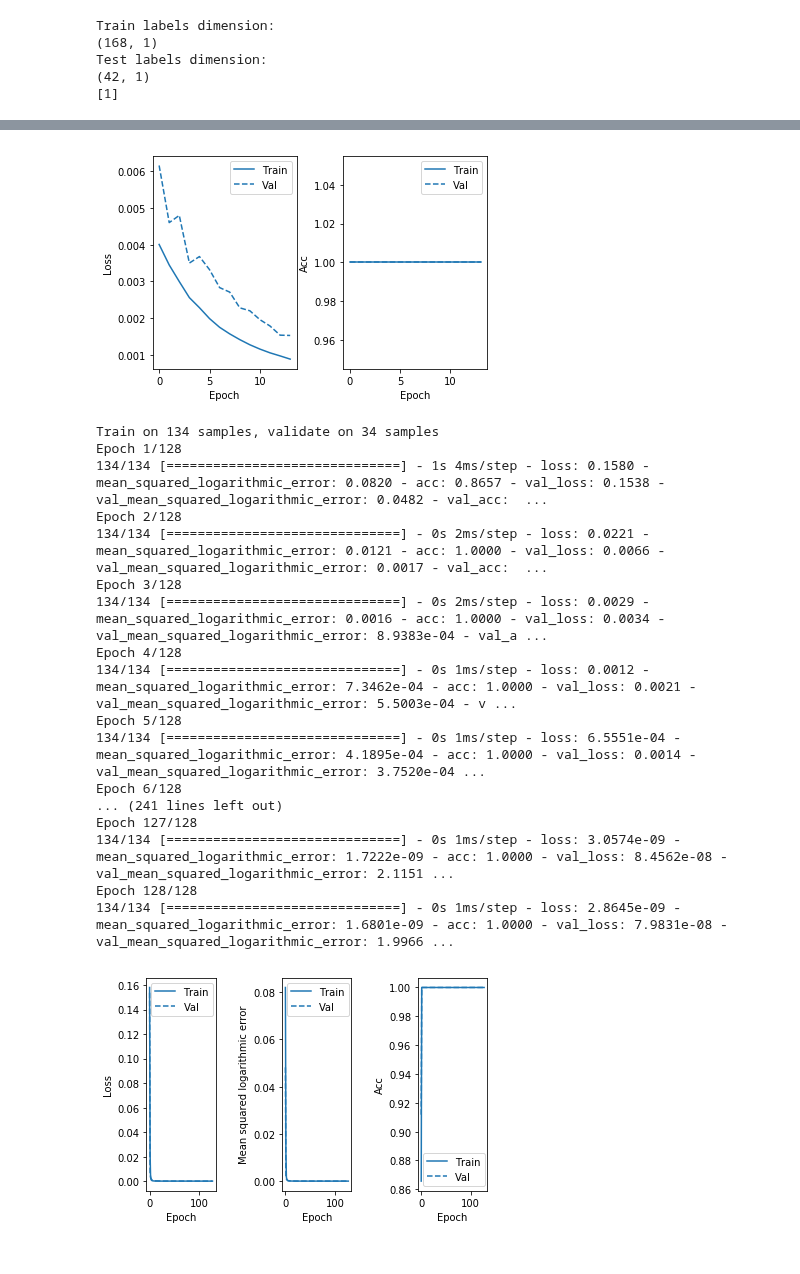
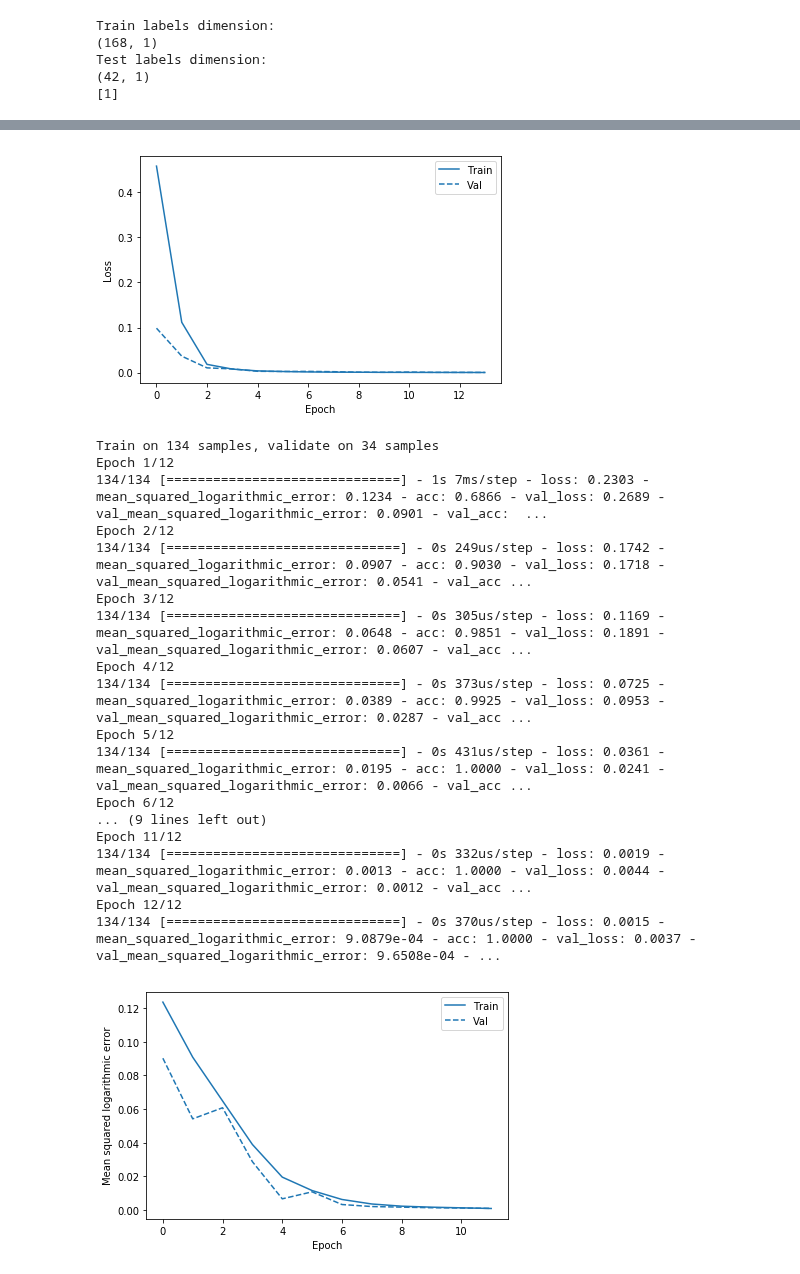
Before and after one commit to borodark/ie7860, a Jupyter notebook: HW2 MLP Sonar.ipynb, the cells around one changed output, grey strips where cells are left out. Cells and saved outputs as stored; diff of their text form; code cells hidden in the pictures.

```diff
--- a/HW2 MLP Sonar.ipynb
+++ b/HW2 MLP Sonar.ipynb
@@ -134,9 +145,9 @@ Epoch 14/14
 # %%
 # Plot the training/validation history of our Keras model
 colors = plt.rcParams['axes.prop_cycle'].by_key()['color']
-plot_metrics(history,  metrics =  ['loss','acc'])
+plot_metrics(history,  metrics =  ['loss'])
 # %% [output]
-[figure, old version]
+[figure, new version]
 # %%
 # Define the keras model
 model2 = Sequential()
@@ -147,26 +158,26 @@ model2.add(Dense(num_classes, activation='sigmoid'))
 # Compile the keras model
 model2.compile(loss='mean_squared_error', optimizer='adam', metrics=['mean_squared_logarithmic_error','accuracy'])
 # Fit keras model
-history2 = model2.fit(train, y_train_one_hot, epochs=128, batch_size=1, validation_split = 0.20)
+history2 = model2.fit(train, y_train_one_hot, epochs=12, batch_size=10, validation_split = 0.20)
 # %% [output]
 Train on 134 samples, validate on 34 samples
-Epoch 1/128
-134/134 [==============================] - 1s 4ms/step - loss: 0.1580 - mean_squared_logarithmic_error: 0.0820 - acc: 0.8657 - val_loss: 0.1538 - val_mean_squared_logarithmic_error: 0.0482 - val_acc:  ...
-Epoch 2/128
-134/134 [==============================] - 0s 2ms/step - loss: 0.0221 - mean_squared_logarithmic_error: 0.0121 - acc: 1.0000 - val_loss: 0.0066 - val_mean_squared_logarithmic_error: 0.0017 - val_acc:  ...
-Epoch 3/128
-134/134 [==============================] - 0s 2ms/step - loss: 0.0029 - mean_squared_logarithmic_error: 0.0016 - acc: 1.0000 - val_loss: 0.0034 - val_mean_squared_logarithmic_error: 8.9383e-04 - val_a ...
-Epoch 4/128
-134/134 [==============================] - 0s 1ms/step - loss: 0.0012 - mean_squared_logarithmic_error: 7.3462e-04 - acc: 1.0000 - val_loss: 0.0021 - val_mean_squared_logarithmic_error: 5.5003e-04 - v ...
-Epoch 5/128
-134/134 [==============================] - 0s 1ms/step - loss: 6.5551e-04 - mean_squared_logarithmic_error: 4.1895e-04 - acc: 1.0000 - val_loss: 0.0014 - val_mean_squared_logarithmic_error: 3.7520e-04 ...
-Epoch 6/128
-... (241 lines left out)
-Epoch 127/128
-134/134 [==============================] - 0s 1ms/step - loss: 3.0574e-09 - mean_squared_logarithmic_error: 1.7222e-09 - acc: 1.0000 - val_loss: 8.4562e-08 - val_mean_squared_logarithmic_error: 2.1151 ...
-Epoch 128/128
-134/134 [==============================] - 0s 1ms/step - loss: 2.8645e-09 - mean_squared_logarithmic_error: 1.6801e-09 - acc: 1.0000 - val_loss: 7.9831e-08 - val_mean_squared_logarithmic_error: 1.9966 ...
+Epoch 1/12
+134/134 [==============================] - 1s 7ms/step - loss: 0.2303 - mean_squared_logarithmic_error: 0.1234 - acc: 0.6866 - val_loss: 0.2689 - val_mean_squared_logarithmic_error: 0.0901 - val_acc:  ...
+Epoch 2/12
+134/134 [==============================] - 0s 249us/step - loss: 0.1742 - mean_squared_logarithmic_error: 0.0907 - acc: 0.9030 - val_loss: 0.1718 - val_mean_squared_logarithmic_error: 0.0541 - val_acc ...
+Epoch 3/12
+134/134 [==============================] - 0s 305us/step - loss: 0.1169 - mean_squared_logarithmic_error: 0.0648 - acc: 0.9851 - val_loss: 0.1891 - val_mean_squared_logarithmic_error: 0.0607 - val_acc ...
+Epoch 4/12
+134/134 [==============================] - 0s 373us/step - loss: 0.0725 - mean_squared_logarithmic_error: 0.0389 - acc: 0.9925 - val_loss: 0.0953 - val_mean_squared_logarithmic_error: 0.0287 - val_acc ...
+Epoch 5/12
+134/134 [==============================] - 0s 431us/step - loss: 0.0361 - mean_squared_logarithmic_error: 0.0195 - acc: 1.0000 - val_loss: 0.0241 - val_mean_squared_logarithmic_error: 0.0066 - val_acc ...
+Epoch 6/12
+... (9 lines left out)
+Epoch 11/12
+134/134 [==============================] - 0s 332us/step - loss: 0.0019 - mean_squared_logarithmic_error: 0.0013 - acc: 1.0000 - val_loss: 0.0044 - val_mean_squared_logarithmic_error: 0.0012 - val_acc ...
+Epoch 12/12
+134/134 [==============================] - 0s 370us/step - loss: 0.0015 - mean_squared_logarithmic_error: 9.0879e-04 - acc: 1.0000 - val_loss: 0.0037 - val_mean_squared_logarithmic_error: 9.6508e-04 - ...
 # %%
-plot_metrics(history2, metrics =  ['loss', 'mean_squared_logarithmic_error', 'acc'])
+plot_metrics(history2, metrics =  ['mean_squared_logarithmic_error'])
 # %% [output]
-[figure, old version]
+[figure, new version]
```
Also changed, not shown: parts of 6 cells of this notebook, 1 other file.
